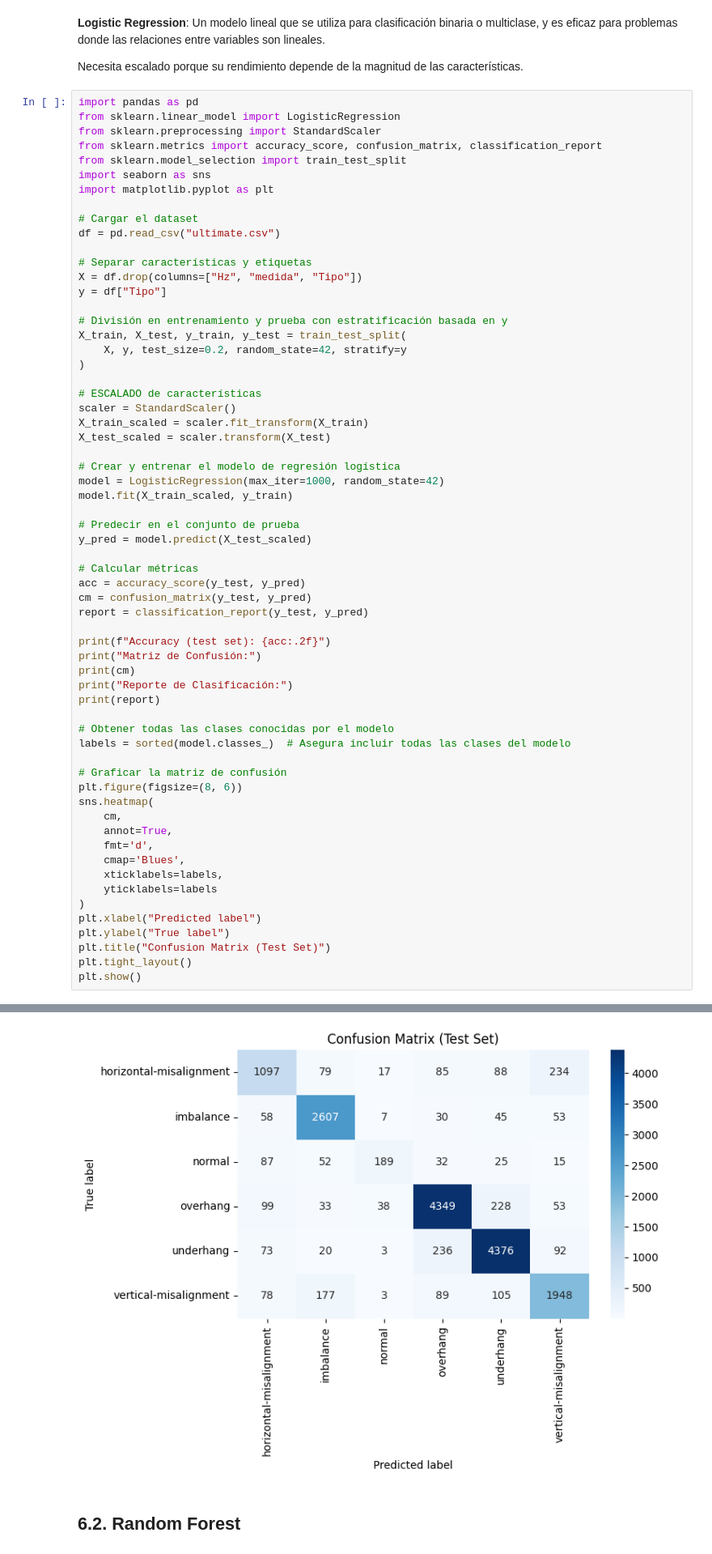
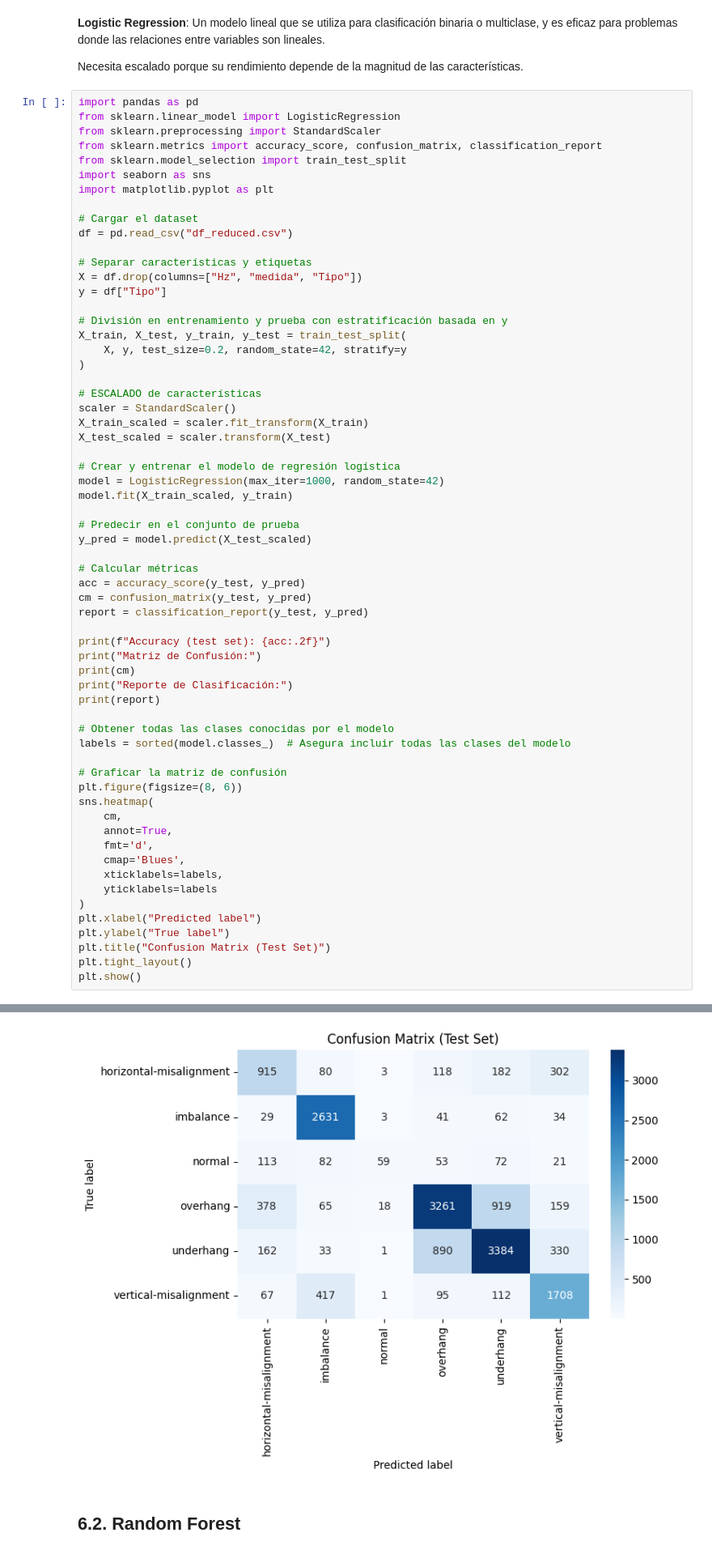
Before and after one commit to adriani94bil/Mantenimiento_Predictivo_PBL_grupo02, a Jupyter notebook: src/6_barrido_modelos.ipynb, the cells around one changed output, grey strips where cells are left out. Shown at 81% size. Saved outputs shown, nothing was run; the diff lists cells and outputs as text.

```diff
--- a/src/6_barrido_modelos.ipynb
+++ b/src/6_barrido_modelos.ipynb
@@ -30,7 +30,7 @@ import seaborn as sns
 import matplotlib.pyplot as plt
 
 # Cargar el dataset
-df = pd.read_csv("ultimate.csv")
+df = pd.read_csv("df_reduced.csv")
 
 # Separar características y etiquetas
 X = df.drop(columns=["Hz", "medida", "Tipo"])
@@ -103,4 +103,4 @@ horizontal-misalignment       0.74      0.69      0.71      1600
-[figure, old version]
+[figure, new version]
 # %% [markdown]
 ## 6.2. Random Forest
 # %% [markdown]
```
Also changed, not shown: parts of 9 cells of this notebook, 3 other files.
